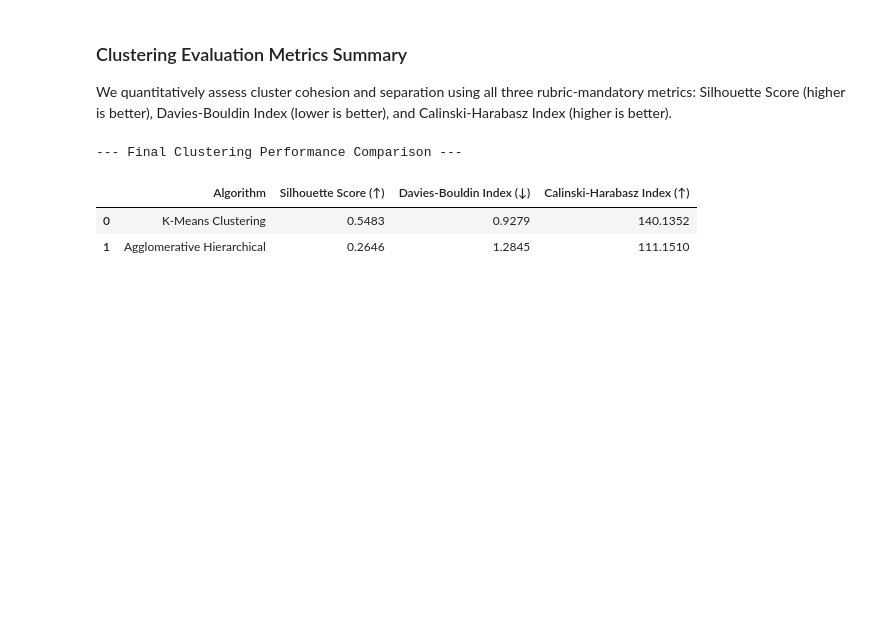
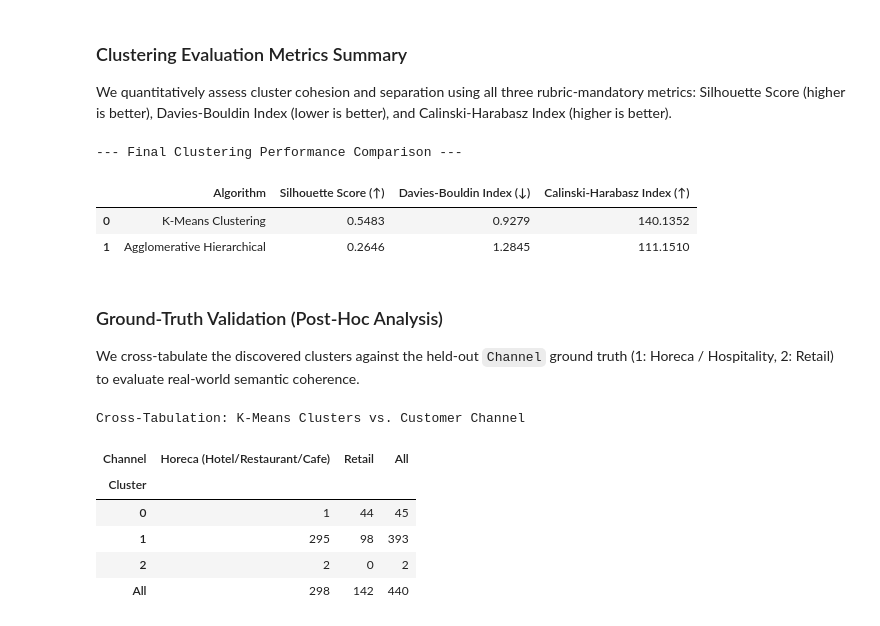
Before and after one commit to Aadhi-87/ML-Capstone-Project, a Jupyter notebook: notebooks/clustering.ipynb, the cells around one changed output. Drawn from its saved outputs; the diff is of its cells as text; code cells hidden in the pictures; blank space fills up the shorter version.

Commit message:
Completed Clustering

```diff
--- a/notebooks/clustering.ipynb
+++ b/notebooks/clustering.ipynb
@@ -220,3 +220,25 @@ display(clustering_df)
 |  | Algorithm | Silhouette Score (↑) | Davies-Bouldin Index (↓) | Calinski-Harabasz Index (↑) |
 | 0 | K-Means Clustering | 0.5483 | 0.9279 | 140.1352 |
 | 1 | Agglomerative Hierarchical | 0.2646 | 1.2845 | 111.1510 |
+# %% [markdown]
+### Ground-Truth Validation (Post-Hoc Analysis)
+We cross-tabulate the discovered clusters against the held-out `Channel` ground truth (1: Horeca / Hospitality, 2: Retail) to evaluate real-world semantic coherence.
+# %%
+# ==============================================================================
+# Cell 8: Ground-Truth Validation
+# ==============================================================================
+validation_df = pd.DataFrame({
+    'Channel': ground_truth['Channel'].map({1: 'Horeca (Hotel/Restaurant/Cafe)', 2: 'Retail'}),
+    'Cluster': kmeans_labels
+})
+
+print("Cross-Tabulation: K-Means Clusters vs. Customer Channel")
+display(pd.crosstab(validation_df['Cluster'], validation_df['Channel'], margins=True))
+# %% [output]
+Cross-Tabulation: K-Means Clusters vs. Customer Channel
+| Channel | Horeca (Hotel/Restaurant/Cafe) | Retail | All |
+| Cluster |  |  |  |
+| 0 | 1 | 44 | 45 |
+| 1 | 295 | 98 | 393 |
+| 2 | 2 | 0 | 2 |
+| All | 298 | 142 | 440 |
```
